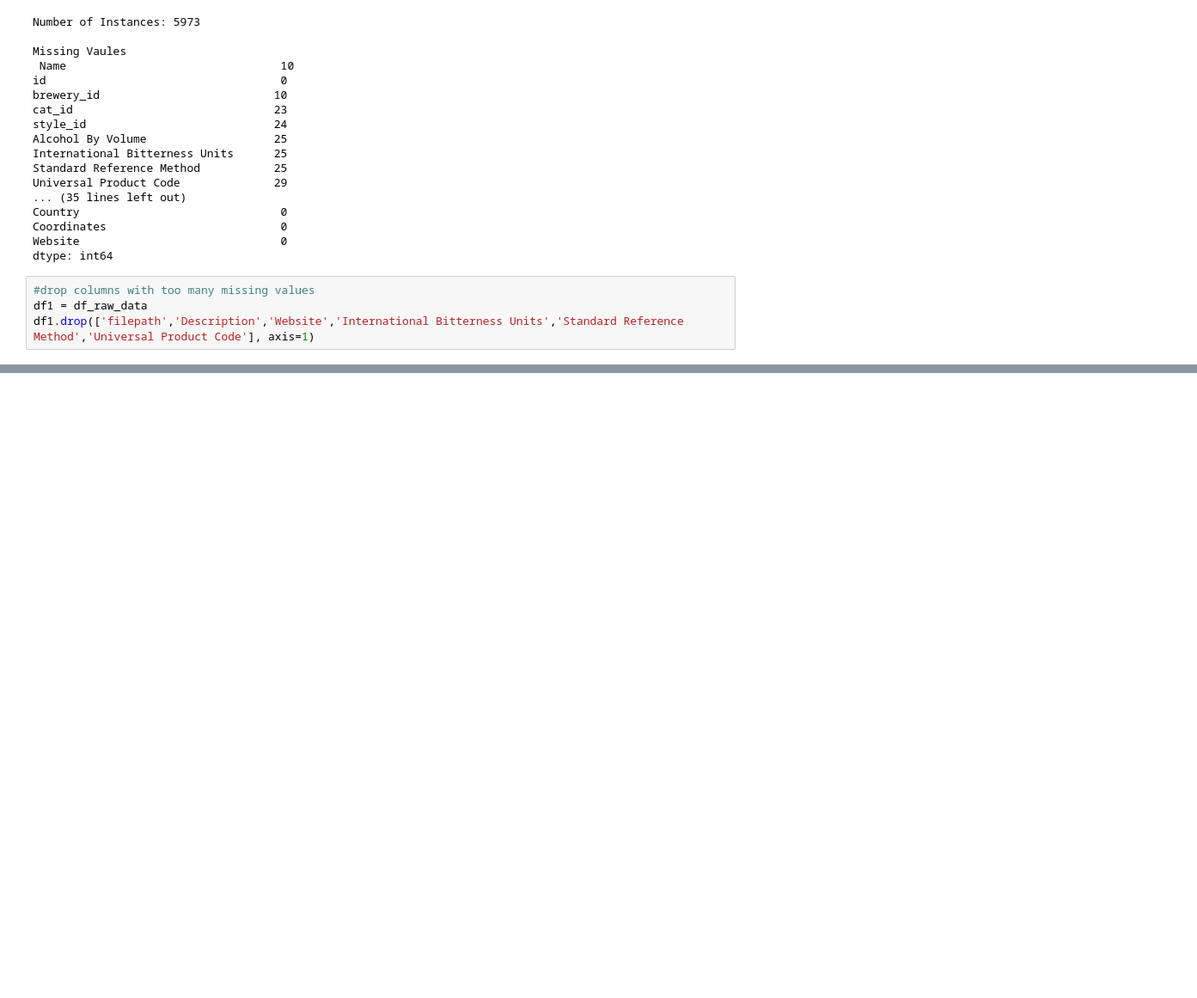
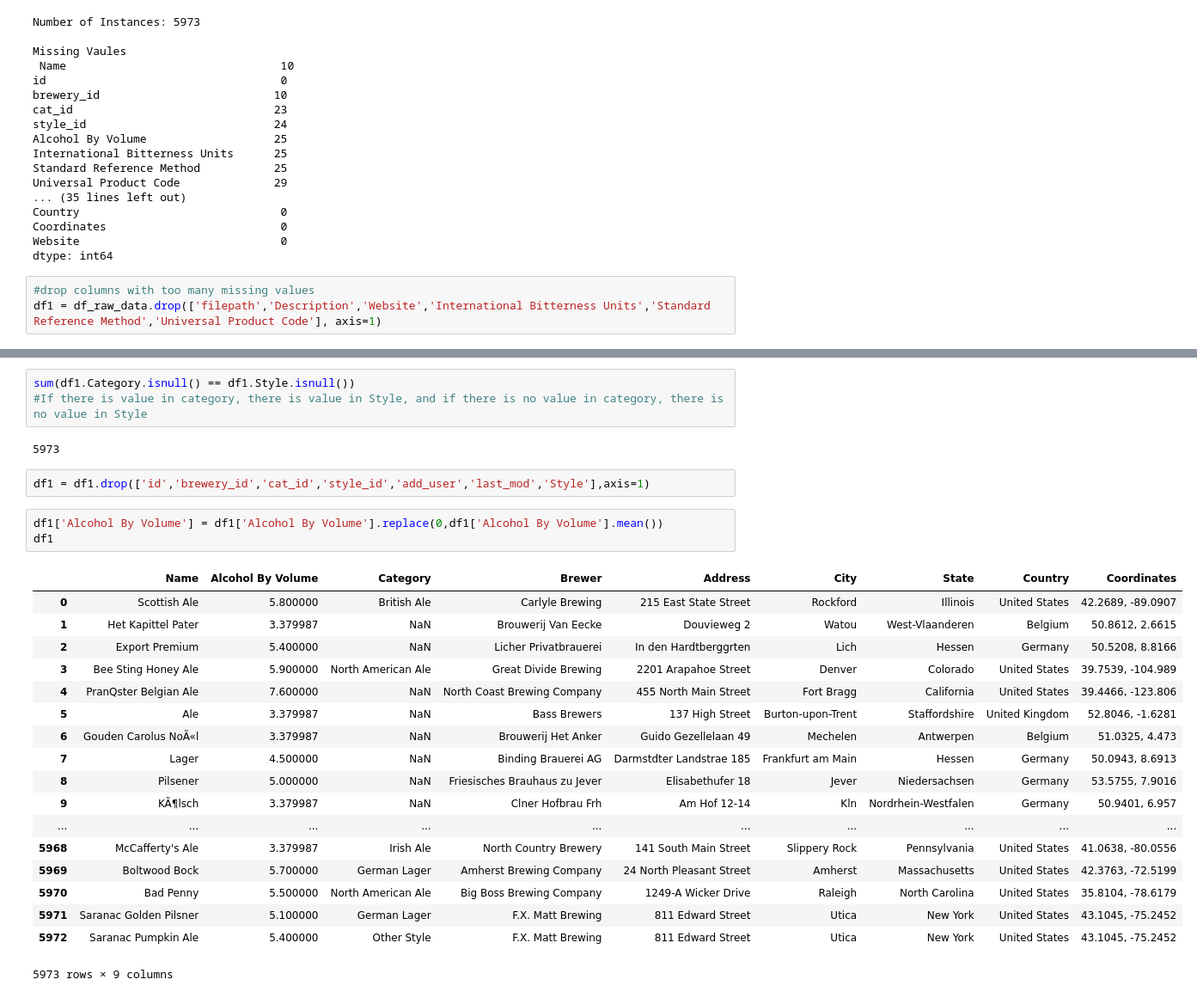
Before and after one commit to JeongChanwoo/DSC2018, a Jupyter notebook: online_test/online_test_beer.ipynb, the cells around one changed output, grey strips where cells are left out. Shown at 86% size. Cells and saved outputs as stored; diff of their text form; blank space fills up the shorter version.

```diff
--- a/online_test/online_test_beer.ipynb
+++ b/online_test/online_test_beer.ipynb
@@ -42,5 +62,4 @@ Website                              0
 dtype: int64
 # %%
 #drop columns with too many missing values
-df1 = df_raw_data
-df1.drop(['filepath','Description','Website','International Bitterness Units','Standard Reference Method','Universal Product Code'], axis=1)
+df1 = df_raw_data.drop(['filepath','Description','Website','International Bitterness Units','Standard Reference Method','Universal Product Code'], axis=1)
@@ -67,0 +118,29 @@ df1.drop(['filepath','Description','Website','International Bitterness Units','S
+# %%
+sum(df1.Category.isnull() == df1.Style.isnull())
+#If there is value in category, there is value in Style, and if there is no value in category, there is no value in Style
+# %% [output]
+5973
+# %%
+df1 = df1.drop(['id','brewery_id','cat_id','style_id','add_user','last_mod','Style'],axis=1)
+# %%
+df1['Alcohol By Volume'] = df1['Alcohol By Volume'].replace(0,df1['Alcohol By Volume'].mean())
+df1
+# %% [output]
+|  | Name | Alcohol By Volume | Category | Brewer | Address | City | State | Country | Coordinates |
+| 0 | Scottish Ale | 5.800000 | British Ale | Carlyle Brewing | 215 East State Street | Rockford | Illinois | United States | 42.2689, -89.0907 |
+| 1 | Het Kapittel Pater | 3.379987 | NaN | Brouwerij Van Eecke | Douvieweg 2 | Watou | West-Vlaanderen | Belgium | 50.8612, 2.6615 |
+| 2 | Export Premium | 5.400000 | NaN | Licher Privatbrauerei | In den Hardtberggrten | Lich | Hessen | Germany | 50.5208, 8.8166 |
+| 3 | Bee Sting Honey Ale | 5.900000 | North American Ale | Great Divide Brewing | 2201 Arapahoe Street | Denver | Colorado | United States | 39.7539, -104.989 |
+| 4 | PranQster Belgian Ale | 7.600000 | NaN | North Coast Brewing Company | 455 North Main Street | Fort Bragg | California | United States | 39.4466, -123.806 |
+| 5 | Ale | 3.379987 | NaN | Bass Brewers | 137 High Street | Burton-upon-Trent | Staffordshire | United Kingdom | 52.8046, -1.6281 |
+| 6 | Gouden Carolus NoÃ«l | 3.379987 | NaN | Brouwerij Het Anker | Guido Gezellelaan 49 | Mechelen | Antwerpen | Belgium | 51.0325, 4.473 |
+| 7 | Lager | 4.500000 | NaN | Binding Brauerei AG | Darmstdter Landstrae 185 | Frankfurt am Main | Hessen | Germany | 50.0943, 8.6913 |
+| 8 | Pilsener | 5.000000 | NaN | Friesisches Brauhaus zu Jever | Elisabethufer 18 | Jever | Niedersachsen | Germany | 53.5755, 7.9016 |
+| 9 | KÃ¶lsch | 3.379987 | NaN | Clner Hofbrau Frh | Am Hof 12-14 | Kln | Nordrhein-Westfalen | Germany | 50.9401, 6.957 |
+| ... | ... | ... | ... | ... | ... | ... | ... | ... | ... |
+| 5968 | McCafferty's Ale | 3.379987 | Irish Ale | North Country Brewery | 141 South Main Street | Slippery Rock | Pennsylvania | United States | 41.0638, -80.0556 |
+| 5969 | Boltwood Bock | 5.700000 | German Lager | Amherst Brewing Company | 24 North Pleasant Street | Amherst | Massachusetts | United States | 42.3763, -72.5199 |
+| 5970 | Bad Penny | 5.500000 | North American Ale | Big Boss Brewing Company | 1249-A Wicker Drive | Raleigh | North Carolina | United States | 35.8104, -78.6179 |
+| 5971 | Saranac Golden Pilsner | 5.100000 | German Lager | F.X. Matt Brewing | 811 Edward Street | Utica | New York | United States | 43.1045, -75.2452 |
+| 5972 | Saranac Pumpkin Ale | 5.400000 | Other Style | F.X. Matt Brewing | 811 Edward Street | Utica | New York | United States | 43.1045, -75.2452 |
+5973 rows × 9 columns
```
Also changed, not shown: parts of 12 cells of this notebook, 5 other files.
